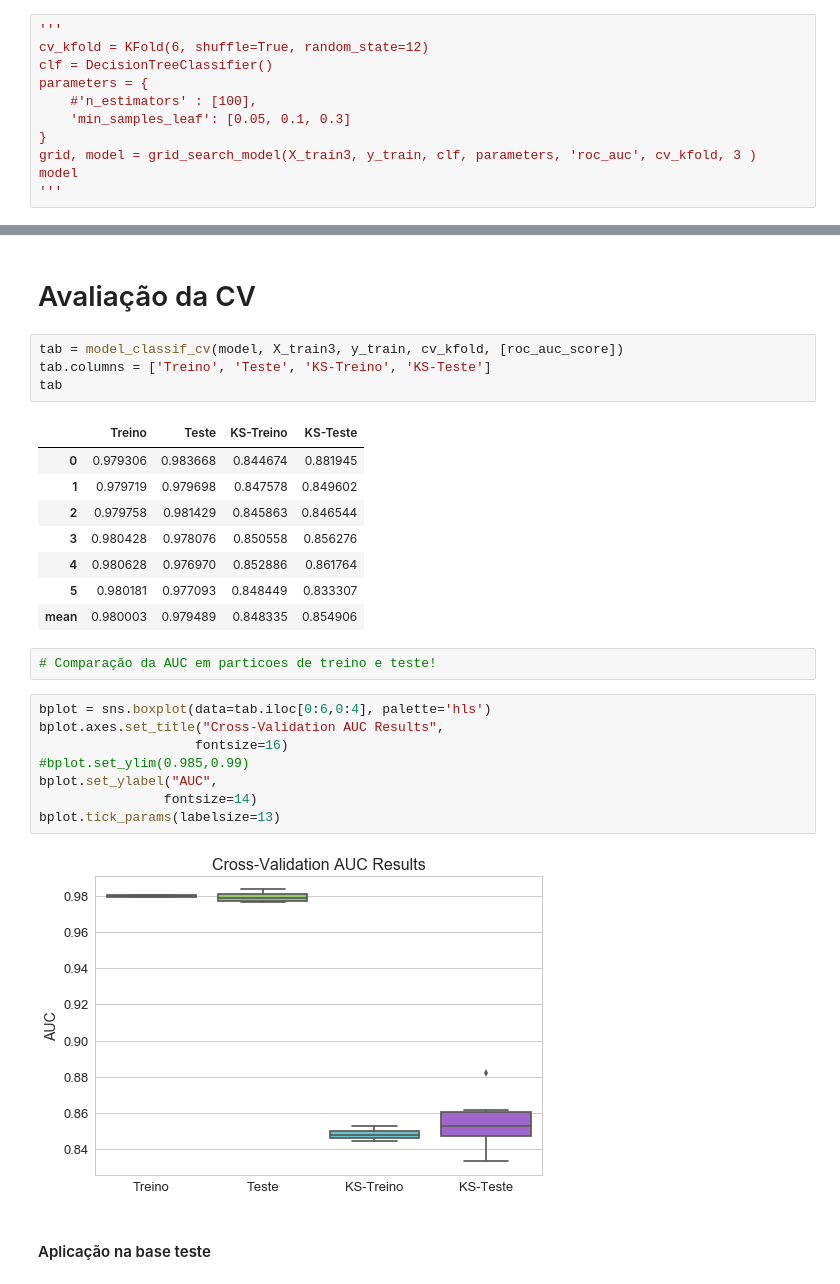
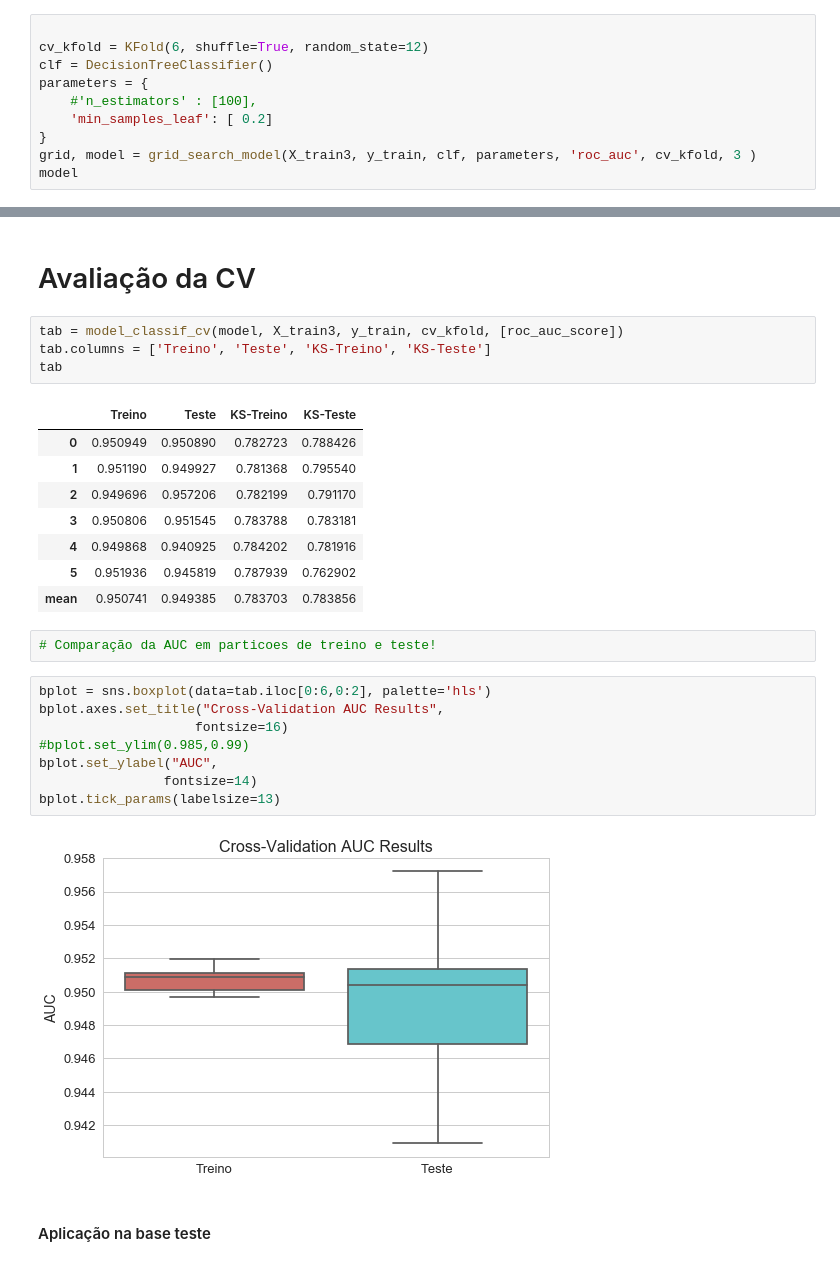
Before and after one commit to mopdc/python-codes, a Jupyter notebook: supervised learning results/metrics and results.ipynb, the cells around one changed output, grey strips where cells are left out. Saved outputs shown, nothing was run; the diff lists cells and outputs as text.

```diff
--- a/supervised learning results/metrics and results.ipynb
+++ b/supervised learning results/metrics and results.ipynb
@@ -521,13 +549,12 @@ Find best parameterers in 0.3930 seconds.
 BernoulliNB(alpha=1.0, binarize=0.0, class_prior=None, fit_prior=True)
 # %%
-'''
+
 cv_kfold = KFold(6, shuffle=True, random_state=12)
 clf = DecisionTreeClassifier()
 parameters = {
     #'n_estimators' : [100],
-    'min_samples_leaf': [0.05, 0.1, 0.3]
+    'min_samples_leaf': [ 0.2]
 }
 grid, model = grid_search_model(X_train3, y_train, clf, parameters, 'roc_auc', cv_kfold, 3 )
 model
-'''
 # %% [output]
@@ -540,25 +590,25 @@ tab.columns = ['Treino', 'Teste', 'KS-Treino', 'KS-Teste']
 tab
 # %% [output]
 |  | Treino | Teste | KS-Treino | KS-Teste |
-| 0 | 0.979306 | 0.983668 | 0.844674 | 0.881945 |
-| 1 | 0.979719 | 0.979698 | 0.847578 | 0.849602 |
-| 2 | 0.979758 | 0.981429 | 0.845863 | 0.846544 |
-| 3 | 0.980428 | 0.978076 | 0.850558 | 0.856276 |
-| 4 | 0.980628 | 0.976970 | 0.852886 | 0.861764 |
-| 5 | 0.980181 | 0.977093 | 0.848449 | 0.833307 |
-| mean | 0.980003 | 0.979489 | 0.848335 | 0.854906 |
+| 0 | 0.950949 | 0.950890 | 0.782723 | 0.788426 |
+| 1 | 0.951190 | 0.949927 | 0.781368 | 0.795540 |
+| 2 | 0.949696 | 0.957206 | 0.782199 | 0.791170 |
+| 3 | 0.950806 | 0.951545 | 0.783788 | 0.783181 |
+| 4 | 0.949868 | 0.940925 | 0.784202 | 0.781916 |
+| 5 | 0.951936 | 0.945819 | 0.787939 | 0.762902 |
+| mean | 0.950741 | 0.949385 | 0.783703 | 0.783856 |
 # %%
 # Comparação da AUC em particoes de treino e teste!
 # %%
-bplot = sns.boxplot(data=tab.iloc[0:6,0:4], palette='hls')
+bplot = sns.boxplot(data=tab.iloc[0:6,0:2], palette='hls')
 bplot.axes.set_title("Cross-Validation AUC Results",
                     fontsize=16)
 #bplot.set_ylim(0.985,0.99)
 bplot.set_ylabel("AUC",
                 fontsize=14)
 bplot.tick_params(labelsize=13)
 # %% [output]
-[figure, old version]
+[figure, new version]
 # %% [markdown]
 #### Aplicação na base teste
 # %%
```
Also changed, not shown: parts of 14 cells of this notebook.
